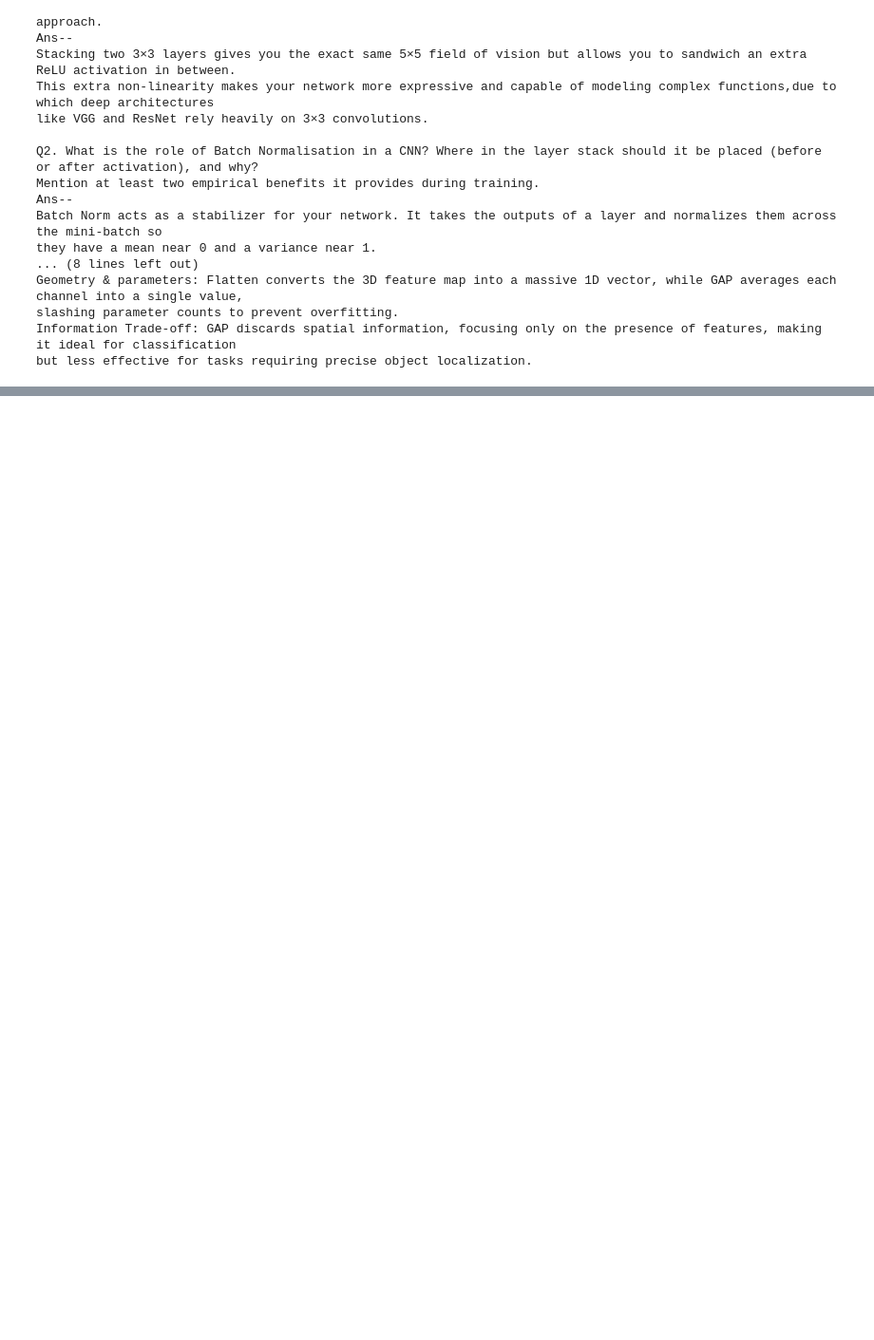
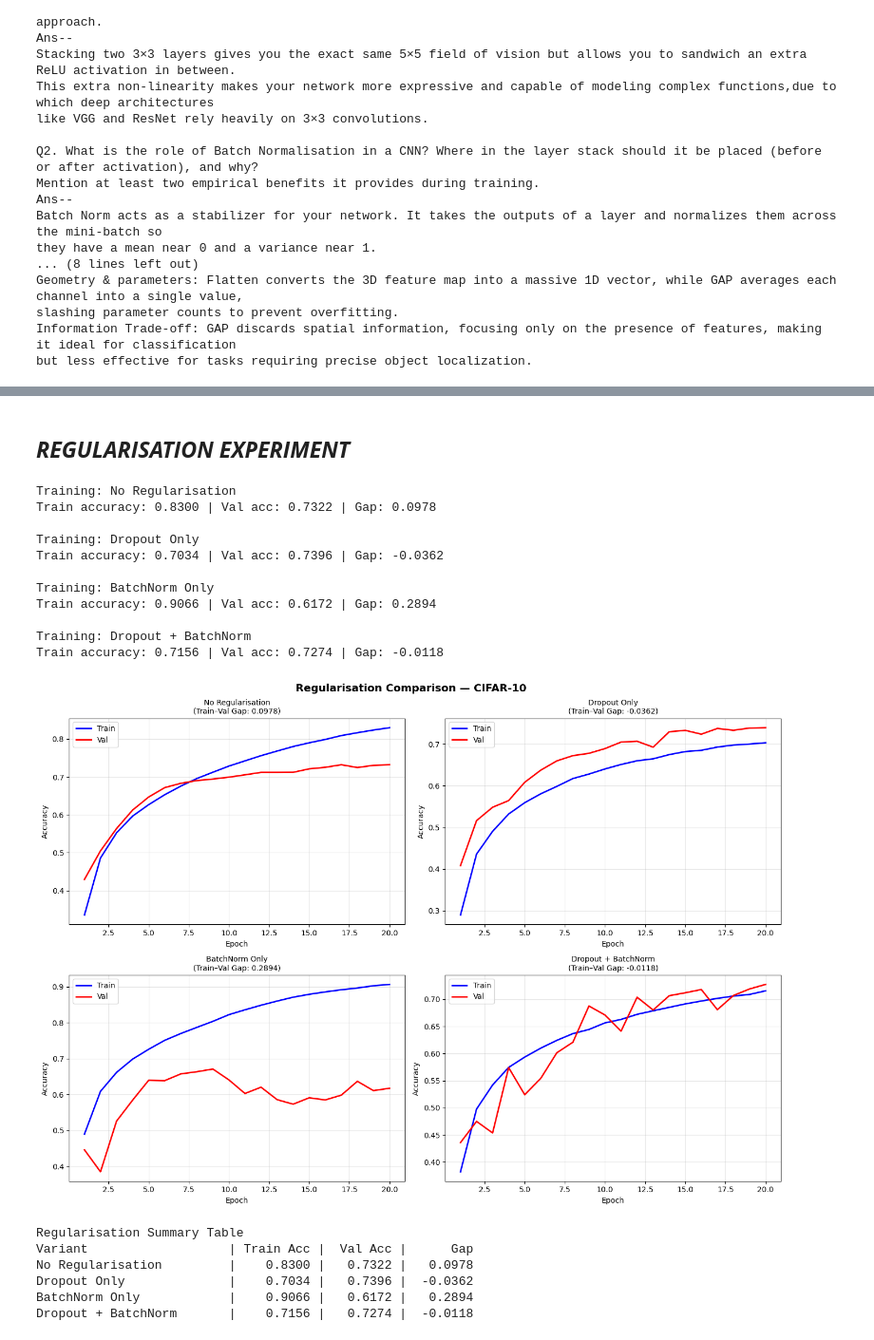
Before and after one commit to h-adithya07/ML-Lab-8, a Jupyter notebook: 24CD3014_Lab_8.ipynb, the cells around one changed output, grey strips where cells are left out. Shown at 95% size. Cells and saved outputs as stored; diff of their text form; code cells hidden in the pictures; blank space fills up the shorter version.

```diff
--- a/24CD3014_Lab_8.ipynb
+++ b/24CD3014_Lab_8.ipynb
@@ -600,0 +827,76 @@ but less effective for tasks requiring precise object localization.
+# %% [markdown]
+## ***REGULARISATION EXPERIMENT***
+# %%
+variants = {
+  'No Regularisation':build_cifar_cnn(dropout=False, batchnorm=False),
+  'Dropout Only':build_cifar_cnn(dropout=True,  batchnorm=False),
+  'BatchNorm Only':build_cifar_cnn(dropout=False, batchnorm=True),
+  'Dropout + BatchNorm':build_cifar_cnn(dropout=True,  batchnorm=True),
+}
+
+hist_reg = {}
+for name, model in variants.items():
+    print(f"\nTraining: {name}")
+    np.random.seed(42)
+    tf.random.set_seed(42)
+    model.compile(
+        optimizer=keras.optimizers.Adam(0.001),
+        loss='categorical_crossentropy',
+        metrics=['accuracy']
+    )
+    h = model.fit(
+        cifar10_train_x,cifar10_train_y,
+        epochs=20,
+        batch_size=64,
+        validation_split=0.1,
+        verbose=0
+    )
+    hist_reg[name] = h.history
+    train_acc = h.history['accuracy'][-1]
+    val_acc = h.history['val_accuracy'][-1]
+    gap = train_acc - val_acc
+    print(f"Train accuracy: {train_acc:.4f} | Val acc: {val_acc:.4f} | Gap: {gap:.4f}")
+
+fig, axes = plt.subplots(2, 2, figsize=(14, 10))
+fig.suptitle('Regularisation Comparison — CIFAR-10',fontsize=14,fontweight='bold')
+
+for ax, (name, hist) in zip(axes.flatten(), hist_reg.items()):
+  eps = range(1, len(hist['accuracy']) + 1)
+  ax.plot(eps,hist['accuracy'],'b-',label='Train',linewidth=2)
+  ax.plot(eps,hist['val_accuracy'],'r-',label='Val',linewidth=2)
+  gap = hist['accuracy'][-1] - hist['val_accuracy'][-1]
+  ax.set_title(f'{name}\n(Train–Val Gap: {gap:.4f})', fontsize=10)
+  ax.set_xlabel('Epoch')
+  ax.set_ylabel('Accuracy')
+  ax.legend()
+  ax.grid(True, alpha=0.3)
+
+plt.tight_layout()
+plt.savefig('regularisation_comparison.png', dpi=300)
+plt.show()
+
+print("\nRegularisation Summary Table")
+print(f"{'Variant':<25} | {'Train Acc':>9} | {'Val Acc':>8} | {'Gap':>8}")
+for name, hist in hist_reg.items():
+  tr = hist['accuracy'][-1]
+  va = hist['val_accuracy'][-1]
+  print(f"{name:<25} | {tr:>9.4f} | {va:>8.4f} | {tr-va:>8.4f}")
+# %% [output]
+Training: No Regularisation
+Train accuracy: 0.8300 | Val acc: 0.7322 | Gap: 0.0978
+
+Training: Dropout Only
+Train accuracy: 0.7034 | Val acc: 0.7396 | Gap: -0.0362
+
+Training: BatchNorm Only
+Train accuracy: 0.9066 | Val acc: 0.6172 | Gap: 0.2894
+
+Training: Dropout + BatchNorm
+Train accuracy: 0.7156 | Val acc: 0.7274 | Gap: -0.0118
+[figure, added]
+Regularisation Summary Table
+Variant                   | Train Acc |  Val Acc |      Gap
+No Regularisation         |    0.8300 |   0.7322 |   0.0978
+Dropout Only              |    0.7034 |   0.7396 |  -0.0362
+BatchNorm Only            |    0.9066 |   0.6172 |   0.2894
+Dropout + BatchNorm       |    0.7156 |   0.7274 |  -0.0118
```
Also changed, not shown: parts of 14 cells of this notebook, 6 other files.
